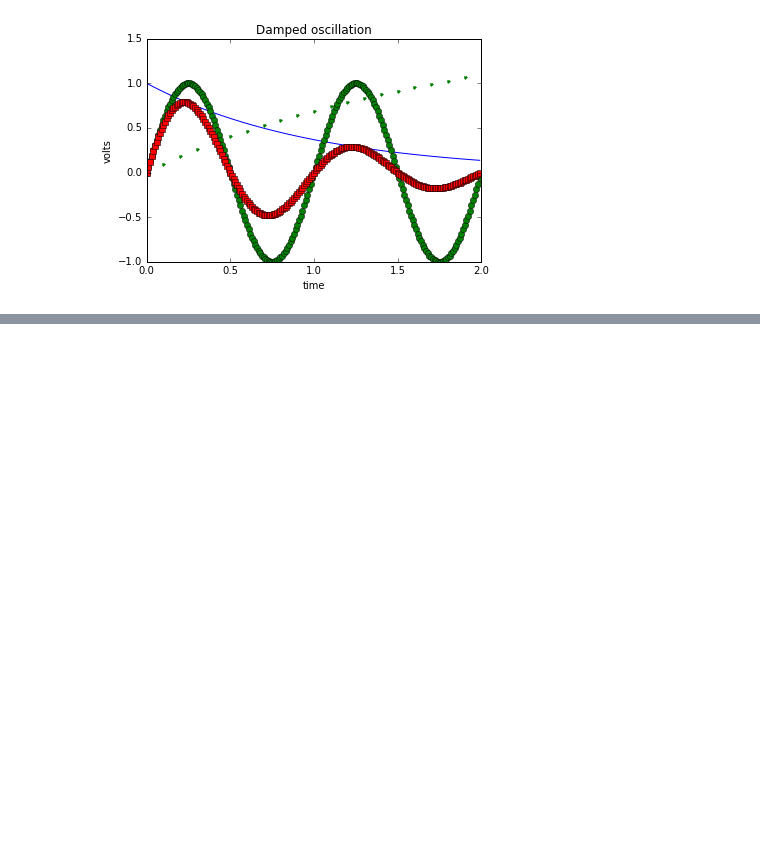
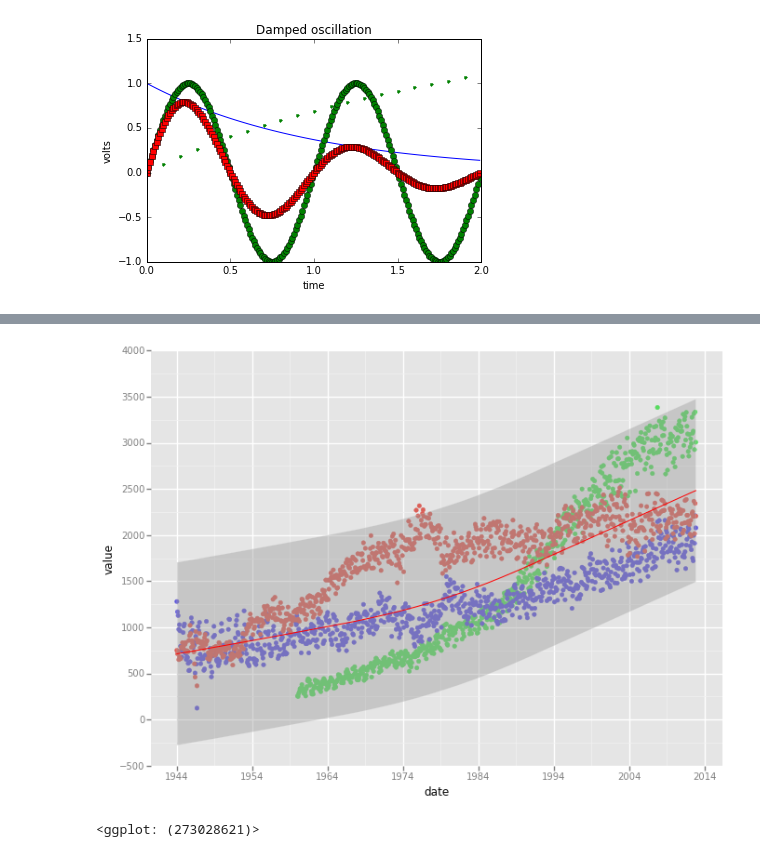
Before and after one commit to balcomes/ipython_notebooks, a Jupyter notebook: first_notebook.ipynb, the cells around one changed output, grey strips where cells are left out. Cells and saved outputs as stored; diff of their text form; code cells hidden in the pictures; blank space fills up the shorter version.

```diff
--- a/first_notebook.ipynb
+++ b/first_notebook.ipynb
@@ -76,0 +88,8 @@ py.iplot_mpl(fig2)
+# %%
+meat_lng = pd.melt(meat[['date', 'beef', 'pork', 'broilers']], id_vars='date')
+ggplot(aes(x='date', y='value', colour='variable'), data=meat_lng) + \
+    geom_point() + \
+    stat_smooth(color='red')
+# %% [output]
+[figure, added]
+<ggplot: (273028621)>
```
Also changed, not shown: parts of 5 cells of this notebook.
